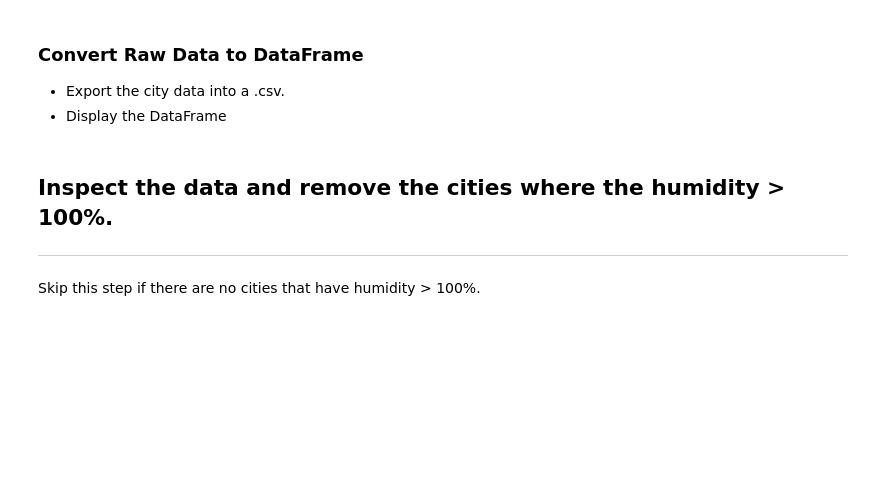
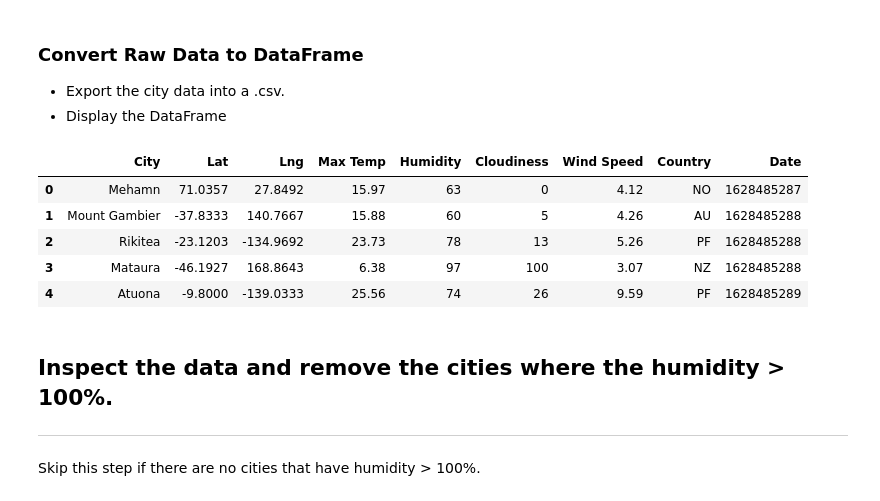
Before and after one commit to michelleherman13/python-api, a Jupyter notebook: WeatherPy/WeatherPy.ipynb, the cells around one changed output. Drawn from its saved outputs; the diff is of its cells as text; code cells hidden in the pictures; blank space fills up the shorter version.

```diff
--- a/WeatherPy/WeatherPy.ipynb
+++ b/WeatherPy/WeatherPy.ipynb
@@ -124,3 +124,24 @@ Processing Record [] of [] | ulagan
 ### Convert Raw Data to DataFrame
 * Export the city data into a .csv.
 * Display the DataFrame
+# %%
+#Weather DF
+weather_dict = pd.DataFrame({
+                "City" : city_name,
+                "Lat" : lat_list,
+                "Lng" : lng_list,
+                "Max Temp" : max_temp,
+                "Humidity" : humidity,
+                "Cloudiness" : cloudiness,
+                "Wind Speed" : wind_speed,
+                "Country" : country,
+                "Date" : date
+})
+weather_dict.head()
+# %% [output]
+|  | City | Lat | Lng | Max Temp | Humidity | Cloudiness | Wind Speed | Country | Date |
+| 0 | Mehamn | 71.0357 | 27.8492 | 15.97 | 63 | 0 | 4.12 | NO | 1628485287 |
+| 1 | Mount Gambier | -37.8333 | 140.7667 | 15.88 | 60 | 5 | 4.26 | AU | 1628485288 |
+| 2 | Rikitea | -23.1203 | -134.9692 | 23.73 | 78 | 13 | 5.26 | PF | 1628485288 |
+| 3 | Mataura | -46.1927 | 168.8643 | 6.38 | 97 | 100 | 3.07 | NZ | 1628485288 |
+| 4 | Atuona | -9.8000 | -139.0333 | 25.56 | 74 | 26 | 9.59 | PF | 1628485289 |
```
Also changed, not shown: parts of 4 cells of this notebook.
